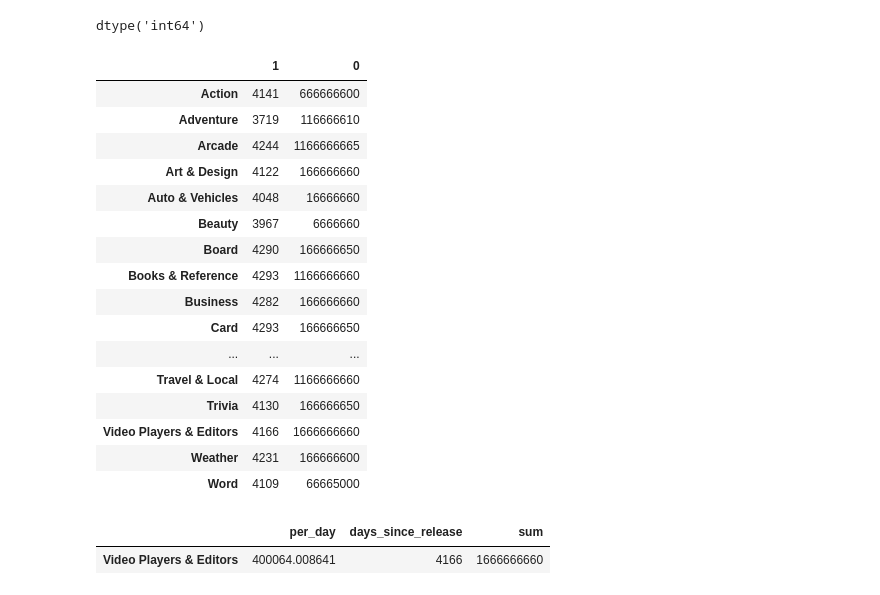
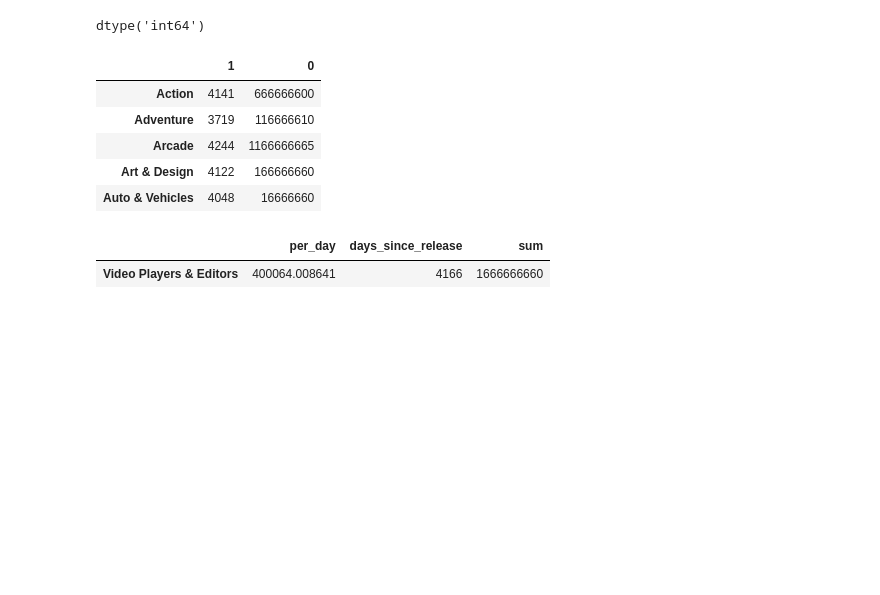
Before and after one commit to Necronoxia/google-play-apps-analysis, a Jupyter notebook: mini_proj.ipynb, the cells around one changed output. Cells and saved outputs as stored; diff of their text form; code cells hidden in the pictures; blank space fills up the shorter version.

```diff
--- a/mini_proj.ipynb
+++ b/mini_proj.ipynb
@@ -154,25 +166,14 @@ installs_copy = pd.DataFrame.from_dict(dict,orient='index')
 value = dates
 installs_copy.insert(0,1,value)
 # %%
-installs_copy
+installs_copy.head(5)
 # %% [output]
 |  | 1 | 0 |
 | Action | 4141 | 666666600 |
 | Adventure | 3719 | 116666610 |
 | Arcade | 4244 | 1166666665 |
 | Art & Design | 4122 | 166666660 |
 | Auto & Vehicles | 4048 | 16666660 |
-| Beauty | 3967 | 6666660 |
-| Board | 4290 | 166666650 |
-| Books & Reference | 4293 | 1166666660 |
-| Business | 4282 | 166666660 |
-| Card | 4293 | 166666650 |
-| ... | ... | ... |
-| Travel & Local | 4274 | 1166666660 |
-| Trivia | 4130 | 166666650 |
-| Video Players & Editors | 4166 | 1666666660 |
-| Weather | 4231 | 166666600 |
-| Word | 4109 | 66665000 |
 # %%
 installs_copy['per_day'] = installs_copy[0]/installs_copy[1]
 
```
Also changed, not shown: parts of 10 cells of this notebook.
